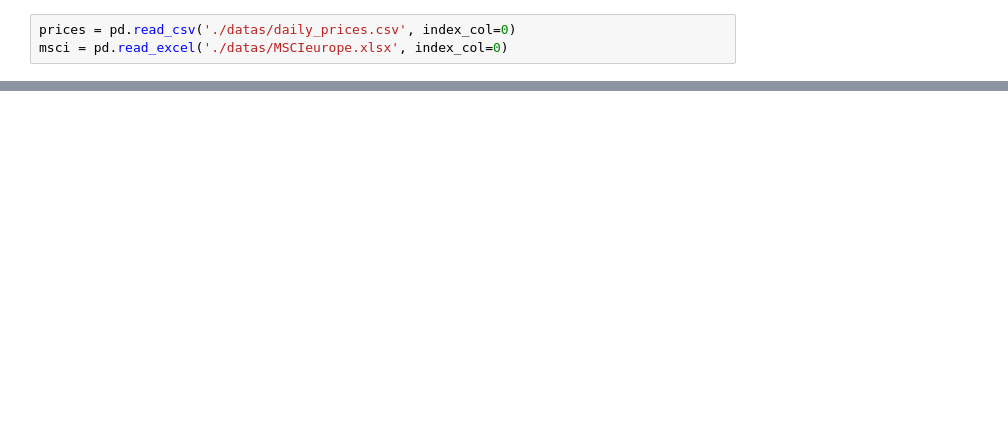
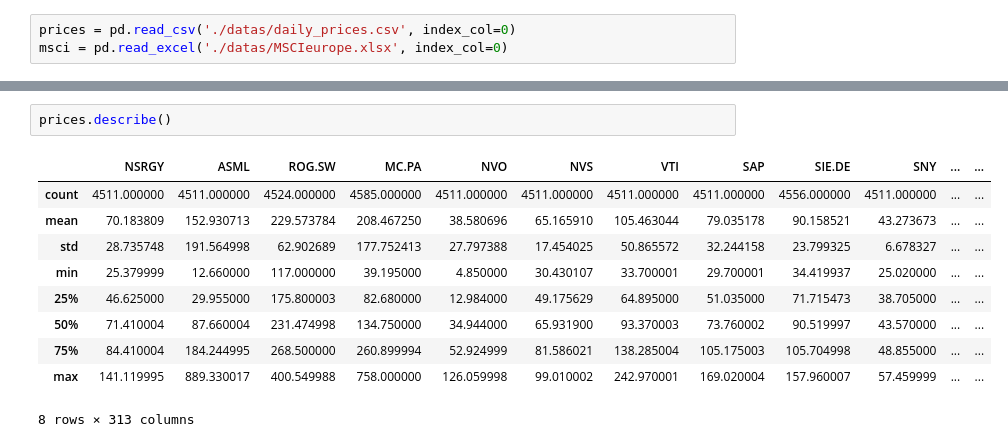
Before and after one commit to bashog/Portfolio-Construction, a Jupyter notebook: explore_datas.ipynb, the cells around one changed output, grey strips where cells are left out. Cells and saved outputs as stored; diff of their text form; blank space fills up the shorter version.

```diff
--- a/explore_datas.ipynb
+++ b/explore_datas.ipynb
@@ -5,0 +40,13 @@ msci = pd.read_excel('./datas/MSCIeurope.xlsx', index_col=0)
+# %%
+prices.describe()
+# %% [output]
+|  | NSRGY | ASML | ROG.SW | MC.PA | NVO | NVS | VTI | SAP | SIE.DE | SNY | ... | ... |
+| count | 4511.000000 | 4511.000000 | 4524.000000 | 4585.000000 | 4511.000000 | 4511.000000 | 4511.000000 | 4511.000000 | 4556.000000 | 4511.000000 | ... | ... |
+| mean | 70.183809 | 152.930713 | 229.573784 | 208.467250 | 38.580696 | 65.165910 | 105.463044 | 79.035178 | 90.158521 | 43.273673 | ... | ... |
+| std | 28.735748 | 191.564998 | 62.902689 | 177.752413 | 27.797388 | 17.454025 | 50.865572 | 32.244158 | 23.799325 | 6.678327 | ... | ... |
+| min | 25.379999 | 12.660000 | 117.000000 | 39.195000 | 4.850000 | 30.430107 | 33.700001 | 29.700001 | 34.419937 | 25.020000 | ... | ... |
+| 25% | 46.625000 | 29.955000 | 175.800003 | 82.680000 | 12.984000 | 49.175629 | 64.895000 | 51.035000 | 71.715473 | 38.705000 | ... | ... |
+| 50% | 71.410004 | 87.660004 | 231.474998 | 134.750000 | 34.944000 | 65.931900 | 93.370003 | 73.760002 | 90.519997 | 43.570000 | ... | ... |
+| 75% | 84.410004 | 184.244995 | 268.500000 | 260.899994 | 52.924999 | 81.586021 | 138.285004 | 105.175003 | 105.704998 | 48.855000 | ... | ... |
+| max | 141.119995 | 889.330017 | 400.549988 | 758.000000 | 126.059998 | 99.010002 | 242.970001 | 169.020004 | 157.960007 | 57.459999 | ... | ... |
+8 rows × 313 columns
```
Also changed, not shown: parts of 35 cells of this notebook, 6 other files.
